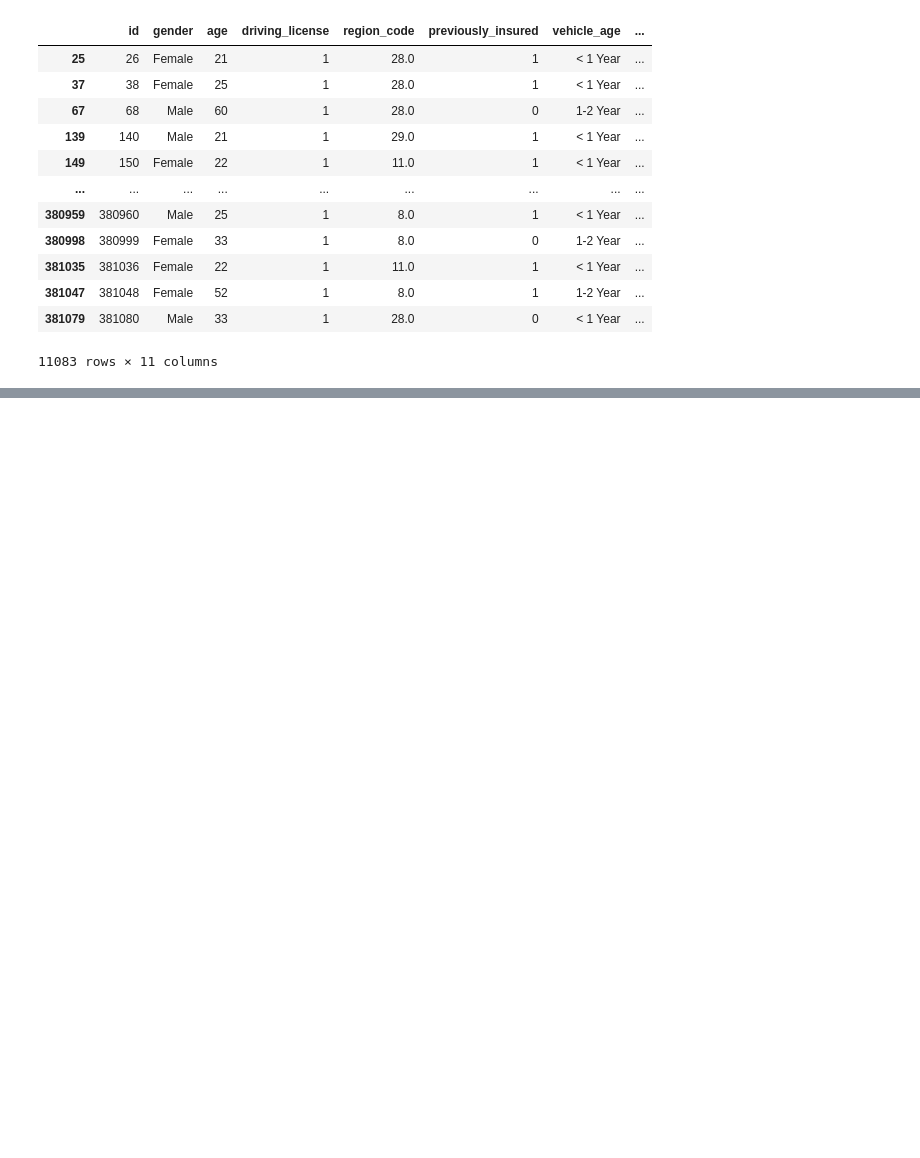
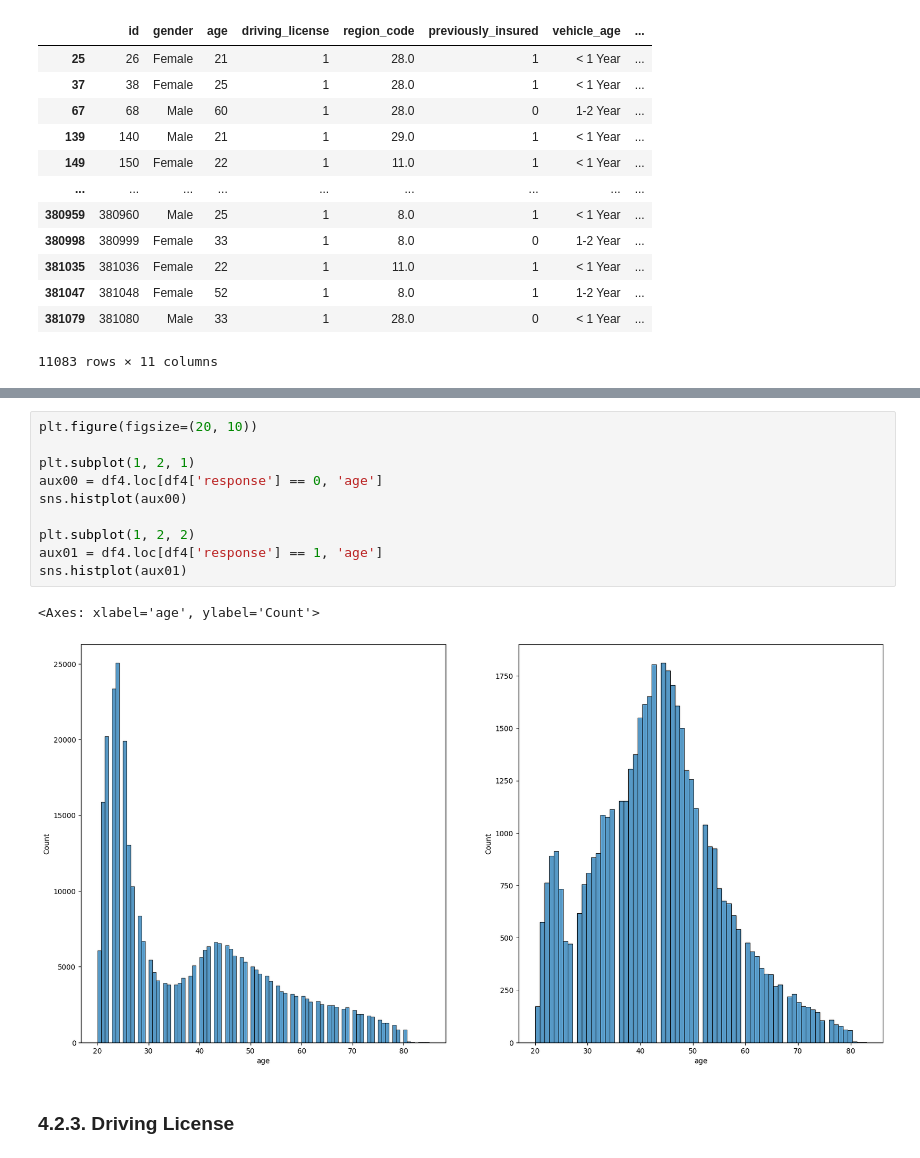
Before and after one commit to lfaferreira/predict-health-insurance-cross-sell, a Jupyter notebook: notebooks/cicle1_health_insurance_cross_sell_prediction.ipynb, the cells around one changed output, grey strips where cells are left out. Saved outputs shown, nothing was run; the diff lists cells and outputs as text; blank space fills up the shorter version.

```diff
--- a/notebooks/cicle1_health_insurance_cross_sell_prediction.ipynb
+++ b/notebooks/cicle1_health_insurance_cross_sell_prediction.ipynb
@@ -353,0 +370,15 @@ df3.sample(5).T
+# %%
+plt.figure(figsize=(20, 10))
+
+plt.subplot(1, 2, 1)
+aux00 = df4.loc[df4['response'] == 0, 'age']
+sns.histplot(aux00)
+
+plt.subplot(1, 2, 2)
+aux01 = df4.loc[df4['response'] == 1, 'age']
+sns.histplot(aux01)
+# %% [output]
+<Axes: xlabel='age', ylabel='Count'>
+[figure, added]
+# %% [markdown]
+### 4.2.3. Driving License
```
Also changed, not shown: parts of 108 cells of this notebook.
